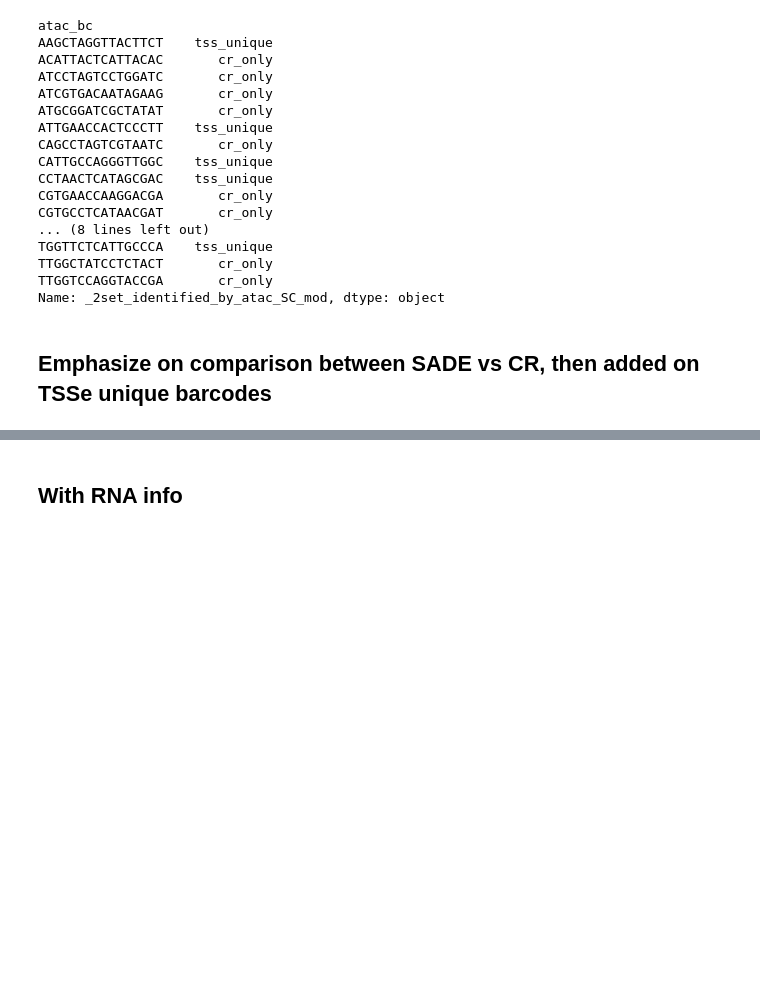
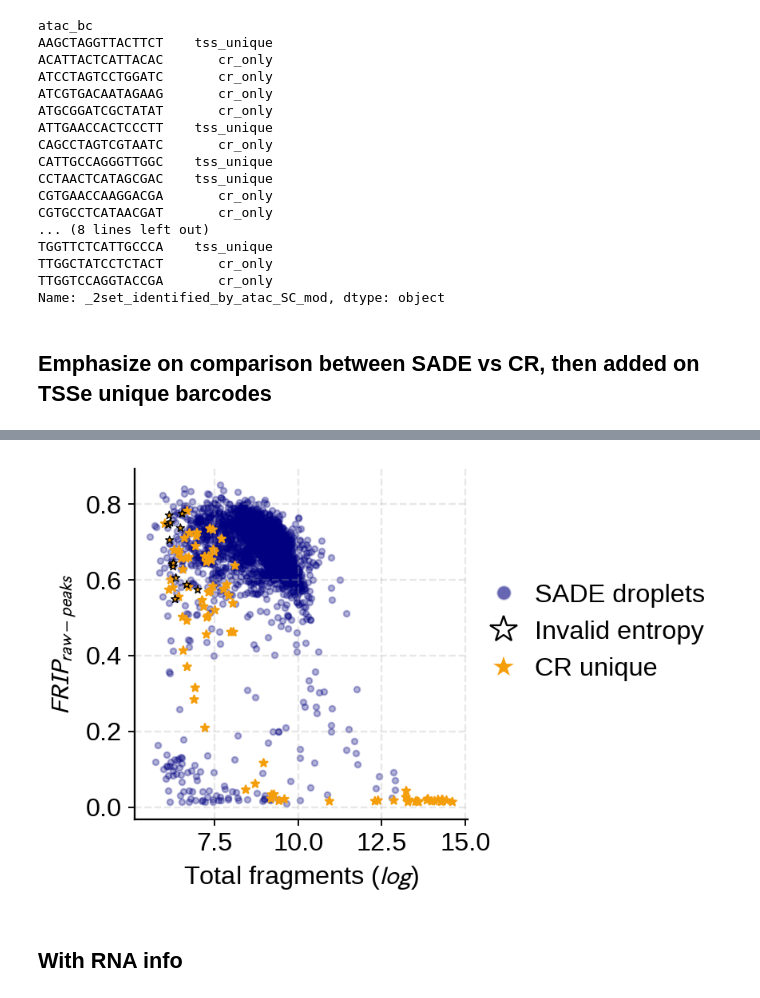
Before and after one commit to streetslab/SADE, a Jupyter notebook: EDA/F2_union_set_comparison.ipynb, the cells around one changed output, grey strips where cells are left out. Cells and saved outputs as stored; diff of their text form; code cells hidden in the pictures; blank space fills up the shorter version.

```diff
--- a/EDA/F2_union_set_comparison.ipynb
+++ b/EDA/F2_union_set_comparison.ipynb
@@ -1198,3 +1201,64 @@ median   ['0.025  ', '0.024  ']
+# %%
+fig= plt.figure(layout='constrained', figsize=(6.6, 5))
+gs = gridspec.GridSpec(2, 1, height_ratios=[1, 3])
+
+gs1 = gs[1].subgridspec(1, 2, width_ratios=[1, 1], wspace=0.05)
+ax = plt.subplot(gs1[1])
+
+
+not_in_entropy_set = ~union_cell_info['atac_pass_entropy']
+in_cr_set = union_cell_info['atac_pass_CR']
+invalid_entropy_set = union_cell_info['Entropy'].isna()
+# SADE droplets
+ax.scatter( union_cell_info.loc[ (~not_in_entropy_set) , 'log_total_fragments'], union_cell_info.loc[(~not_in_entropy_set) , 'frip_rawpeaks'],  c= 'navy',
+            alpha=0.3,
+            s=10,
+            lw=1,
+            marker='o',
+            rasterized=True # Keeps the file size light if saving to PDF
+                )
+# not in SADE but valid entropy values among CR droplets
+ax.scatter( union_cell_info.loc[not_in_entropy_set & in_cr_set & (~invalid_entropy_set) , 'log_total_fragments'],
+            union_cell_info.loc[not_in_entropy_set & in_cr_set & (~invalid_entropy_set), 'frip_rawpeaks'],
+            c=union_cell_info.loc[not_in_entropy_set & in_cr_set & (~invalid_entropy_set), '_2set_identified_by_atac_SC'].map(SADEvsCR_colors_map),
+            marker='*',
+            s=20,
+            alpha=1,
+            lw=1,)
+# not in SADE and invalid entropy values among CR droplets, (edgecolor in black)
+ax.scatter( union_cell_info.loc[not_in_entropy_set & in_cr_set & invalid_entropy_set, 'log_total_fragments'], union_cell_info.loc[not_in_entropy_set & in_cr_set & invalid_entropy_set, 'frip_rawpeaks'],
+           c=union_cell_info.loc[not_in_entropy_set & in_cr_set & (invalid_entropy_set), '_2set_identified_by_atac_SC'].map(SADEvsCR_colors_map),
+           edgecolors='black',
+           #c='black',
+            alpha=1,
+            s=20,
+            lw=0.6,
+            marker='*',
+            rasterized=True # Keeps the file size light if saving to PDF
+                )
+
+
+ax.spines['right'].set_visible(False)
+ax.spines['top'].set_visible(False)
+ax.grid(True, linestyle='--', alpha=0.3, zorder=0)
+
+ax.set_xlabel('Total fragments ($log$)')
+ax.set_ylabel('$FRIP_{raw-peaks}$')
+
+# droplet_handles = [Line2D([0], [0], marker='*', color='w',  markeredgecolor='black', markerfacecolor='none', label='Invalid entropy', markersize=15),]
+# leg2 = ax.legend(handles=droplet_handles, loc='lower left', frameon=False, bbox_to_anchor=(0.96, 0.65), handletextpad=0.2 )
+# ax.add_artist(leg2)
+
+handles = [Line2D([0], [0], marker='o', color='w', markerfacecolor='navy', label='SADE droplets', markersize=8, alpha=0.6)]
+handles += [Line2D([0], [0], marker='*', color='w',  markeredgecolor='black', markerfacecolor='none', label='Invalid entropy', markersize=15),]
+handles += [Line2D([0], [0], marker='*', color='w', label=SADEvsCR_label_map[c],
+                          markerfacecolor=SADEvsCR_colors_map[c], markersize=15) for c in SADEvsCR_unique_categoris if c not in ('none', 'tss_only', 'both', 'entropy_only')]
+ax.legend(handles=handles, frameon=False, bbox_to_anchor=(0.96, 0.74), loc='upper left', ncol=1, handletextpad=0.2)
+
+fig.savefig(os.path.join(os.getcwd(), '_figures',  'fig2_p5.pdf'), bbox_inches='tight')
+fig.savefig(os.path.join(os.getcwd(), '_figures',  'fig2_p5.png'), dpi=300, bbox_inches='tight')
+# %% [output]
+[figure, added]
 # %% [markdown]
 ## With RNA info
 # %%
```
Also changed, not shown: parts of 10 cells of this notebook, 55 other files.
